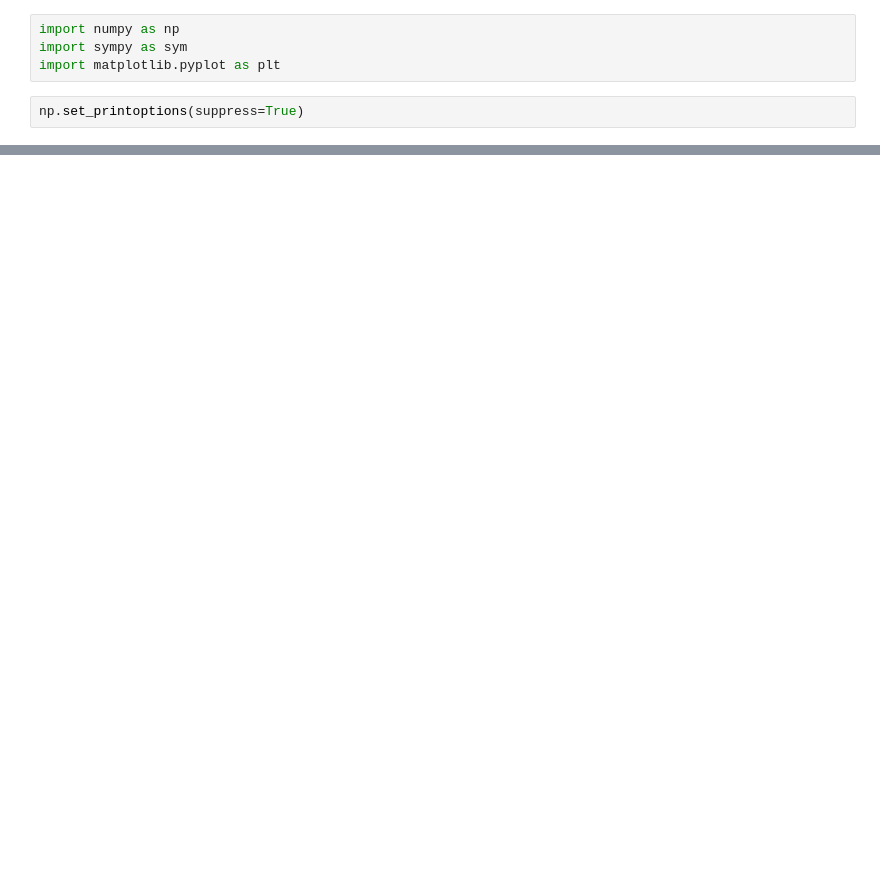
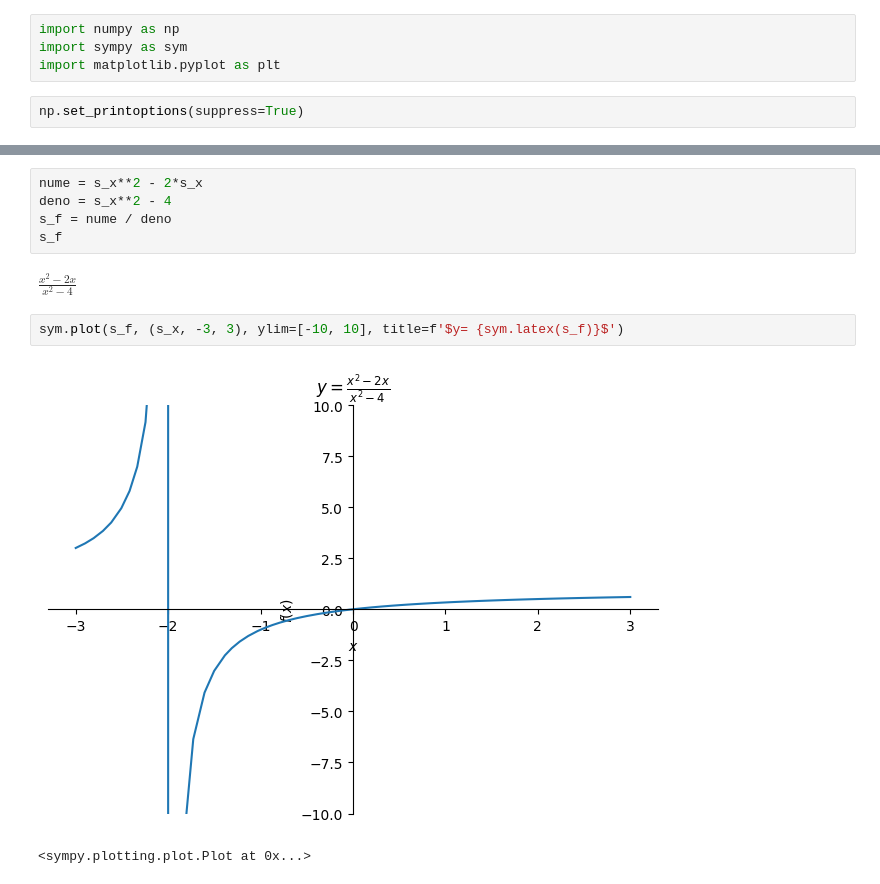
Before and after one commit to HammadArshd/calculusWithPython, a Jupyter notebook: practice/functions/polynomials_c01.ipynb, the cells around one changed output, grey strips where cells are left out. Saved outputs shown, nothing was run; the diff lists cells and outputs as text; blank space fills up the shorter version.

```diff
--- a/practice/functions/polynomials_c01.ipynb
+++ b/practice/functions/polynomials_c01.ipynb
@@ -38,0 +42,12 @@ plt.show()
+# %%
+nume = s_x**2 - 2*s_x
+deno = s_x**2 - 4
+s_f = nume / deno
+s_f
+# %% [output]
+$\displaystyle \frac{x^{2} - 2 x}{x^{2} - 4}$
+# %%
+sym.plot(s_f, (s_x, -3, 3), ylim=[-10, 10], title=f'$y= {sym.latex(s_f)}$')
+# %% [output]
+[figure, added]
+<sympy.plotting.plot.Plot at 0x...>
```
Also changed, not shown: parts of 4 cells of this notebook.
